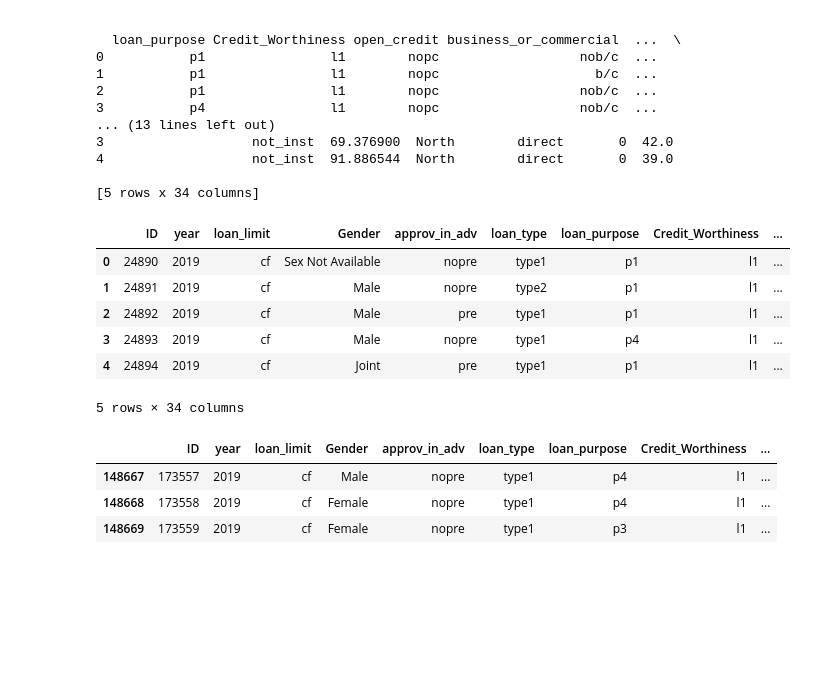
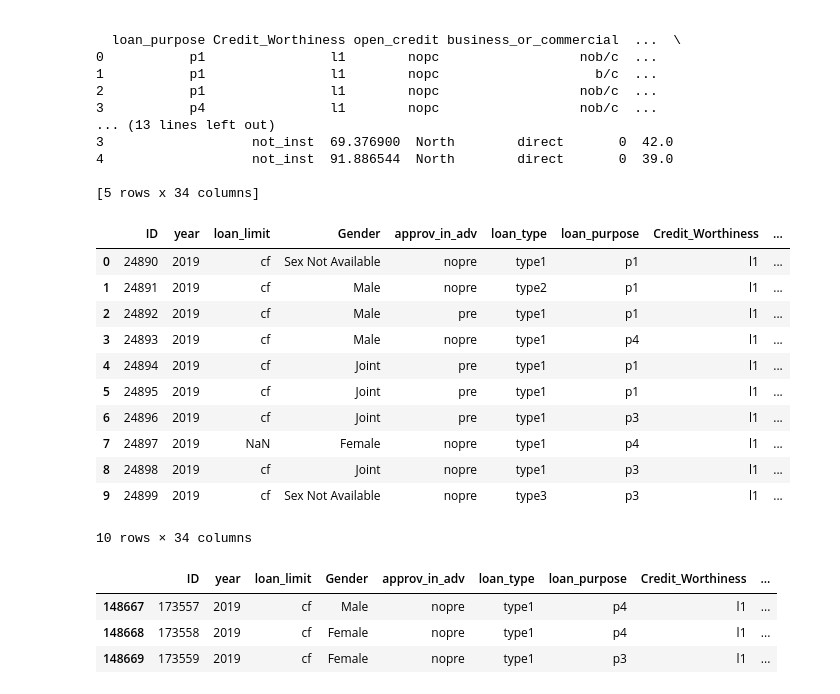
Before and after one commit to springboardmentor891v/CreditPathAI_Oct_Batch, a Jupyter notebook: Main.ipynb, the cells around one changed output. Cells and saved outputs as stored; diff of their text form; code cells hidden in the pictures; blank space fills up the shorter version.

```diff
--- a/Main.ipynb
+++ b/Main.ipynb
@@ -34,15 +34,20 @@ print(df.head())
 
 [5 rows x 34 columns]
 # %%
-df.head(5)
+df.head(10)
 # %% [output]
 |  | ID | year | loan_limit | Gender | approv_in_adv | loan_type | loan_purpose | Credit_Worthiness | ... |
 | 0 | 24890 | 2019 | cf | Sex Not Available | nopre | type1 | p1 | l1 | ... |
 | 1 | 24891 | 2019 | cf | Male | nopre | type2 | p1 | l1 | ... |
 | 2 | 24892 | 2019 | cf | Male | pre | type1 | p1 | l1 | ... |
 | 3 | 24893 | 2019 | cf | Male | nopre | type1 | p4 | l1 | ... |
 | 4 | 24894 | 2019 | cf | Joint | pre | type1 | p1 | l1 | ... |
+| 5 | 24895 | 2019 | cf | Joint | pre | type1 | p1 | l1 | ... |
+| 6 | 24896 | 2019 | cf | Joint | pre | type1 | p3 | l1 | ... |
+| 7 | 24897 | 2019 | NaN | Female | nopre | type1 | p4 | l1 | ... |
+| 8 | 24898 | 2019 | cf | Joint | nopre | type1 | p3 | l1 | ... |
+| 9 | 24899 | 2019 | cf | Sex Not Available | nopre | type3 | p3 | l1 | ... |
-5 rows × 34 columns
+10 rows × 34 columns
 # %%
 df.tail(3)
 # %% [output]
```
Also changed, not shown: parts of 4 cells of this notebook.
